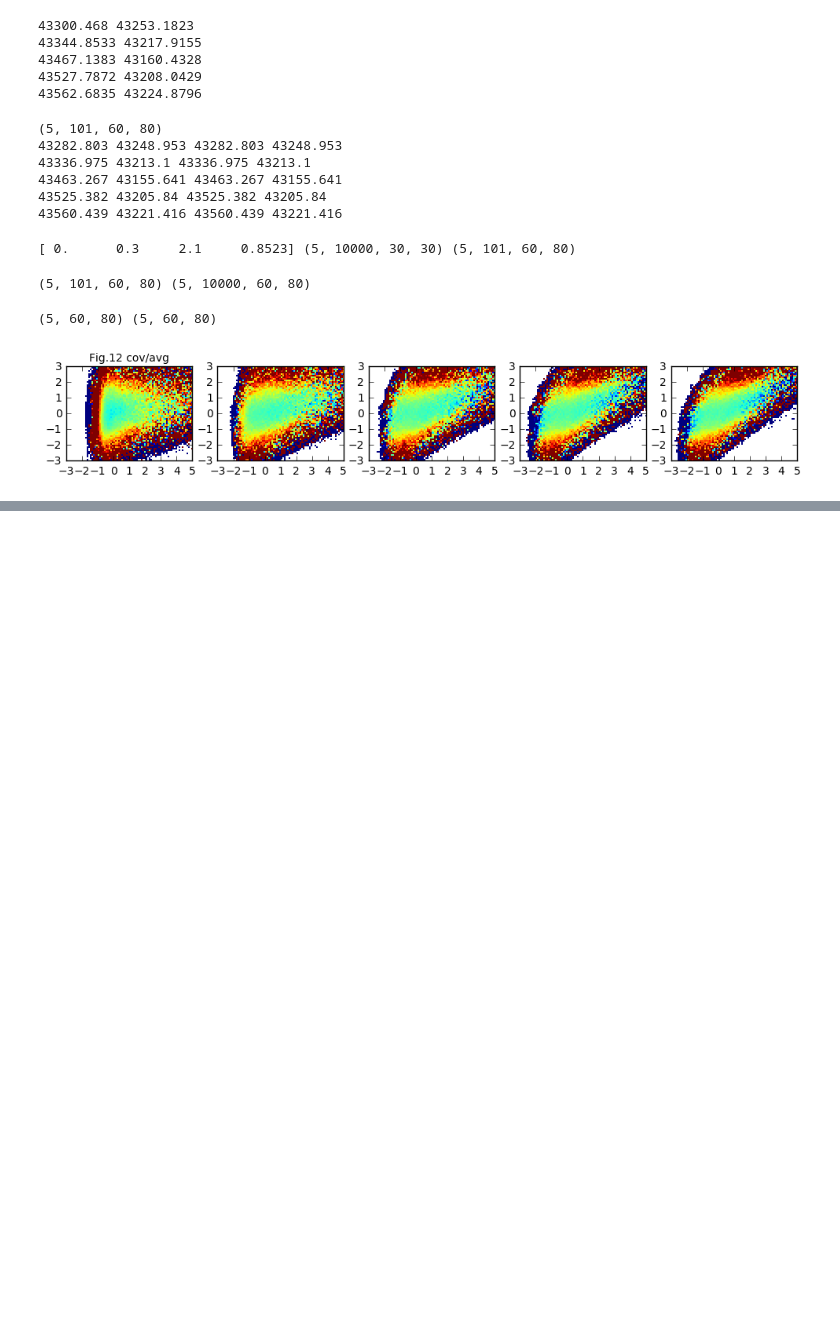
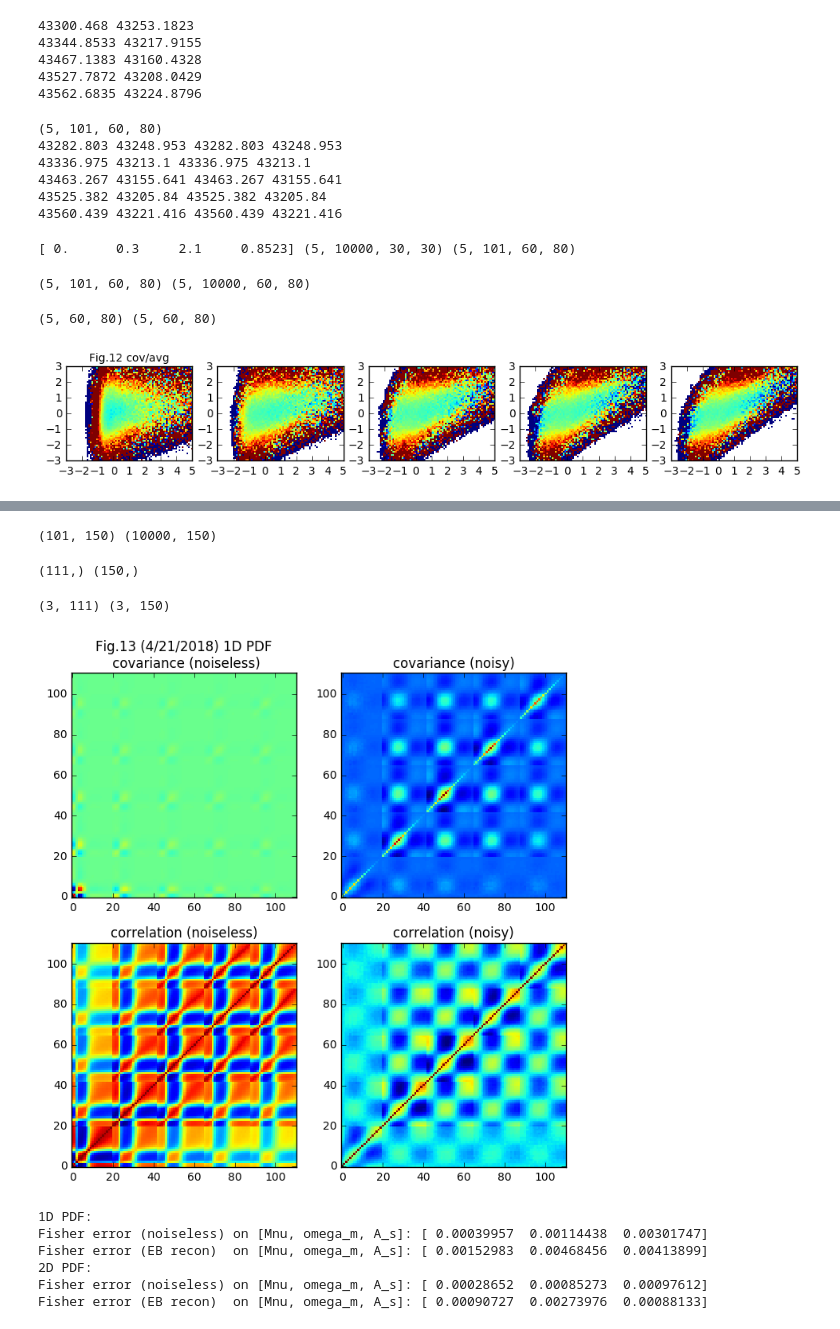
Before and after one commit to liuxx479/PDFs, a Jupyter notebook: PDFs.ipynb, the cells around one changed output, grey strips where cells are left out. Saved outputs shown, nothing was run; the diff lists cells and outputs as text; code cells hidden in the pictures; blank space fills up the shorter version.

```diff
--- a/PDFs.ipynb
+++ b/PDFs.ipynb
@@ -388,0 +392,17 @@ show()
+# %%
+######### now test constraints from 1D pdf
+
+pdf1dI=sum(stats_I,axis=-2).reshape(101,-1)
+pdf1dN=sum(stats_N,axis=-2).reshape(101,-1)
+pdf1dIcov=sum(swapaxes(pdf2dI_cov,0,1),axis=-2).reshape(10000,-1)
+pdf1dNcov=sum(swapaxes(pdf2dN_cov,0,1),axis=-2).reshape(10000,-1)
+# %%
+print pdf1dI.shape, pdf1dIcov.shape
+# %% [output]
+(101, 150) (10000, 150)
+# %%
+idx1dI = where(amin(pdf1dIcov,axis=0)>0)[0]
+idx1dN = where(amin(pdf1dNcov,axis=0)>0)[0]
+print idx1dI.shape, idx1dN.shape
+# %% [output]
+(111,) (150,)
@@ -388,0 +417,23 @@ show()
+# %%
+print der1dI.shape, der1dN.shape
+# %% [output]
+(3, 111) (3, 150)
+# %%
+cov1dI = cov(pdf1dIcov[:,idx1dI],rowvar=0)
+cov1dN = cov(pdf1dNcov[:,idx1dN],rowvar=0)
+cov1dII = mat(cov1dI).I
+cov1dIN = mat(cov1dN).I
+# %%
+f, ((ax1, ax2),(ax1b, ax2b)) = subplots(2,2,figsize=(8,8))
+ax1.imshow(cov1dI,interpolation='nearest',origin='lower')
+ax2.imshow(cov1dN,interpolation='nearest',origin='lower')
+ax1b.imshow(WLanalysis.corr_mat(cov1dI),interpolation='nearest',origin='lower')
+ax2b.imshow(WLanalysis.corr_mat(cov1dN),interpolation='nearest',origin='lower')
+
+ax1.set_title('Fig.13 (4/21/2018) 1D PDF\n covariance (noiseless)')
+ax2.set_title('covariance (noisy)')
+ax1b.set_title('correlation (noiseless)')
+ax2b.set_title('correlation (noisy)')
+show()
+# %% [output]
+[figure, added]
@@ -388,0 +443,15 @@ show()
+# %%
+print '1D PDF:'
+print 'Fisher error (noiseless) on [Mnu, omega_m, A_s]:',Fisher1dI[1]*sqrt(12.25/2e4)
+print 'Fisher error (EB recon)  on [Mnu, omega_m, A_s]:',Fisher1dN[1]*sqrt(12.25/2e4)
+
+print '2D PDF:'
+print 'Fisher error (noiseless) on [Mnu, omega_m, A_s]:',FisherI[1]*sqrt(12.25/2e4)
+print 'Fisher error (EB recon)  on [Mnu, omega_m, A_s]:',FisherN[1]*sqrt(12.25/2e4)
+# %% [output]
+1D PDF:
+Fisher error (noiseless) on [Mnu, omega_m, A_s]: [ 0.00039957  0.00114438  0.00301747]
+Fisher error (EB recon)  on [Mnu, omega_m, A_s]: [ 0.00152983  0.00468456  0.00413899]
+2D PDF:
+Fisher error (noiseless) on [Mnu, omega_m, A_s]: [ 0.00028652  0.00085273  0.00097612]
+Fisher error (EB recon)  on [Mnu, omega_m, A_s]: [ 0.00090727  0.00273976  0.00088133]
```
Also changed, not shown: parts of 5 cells of this notebook.
